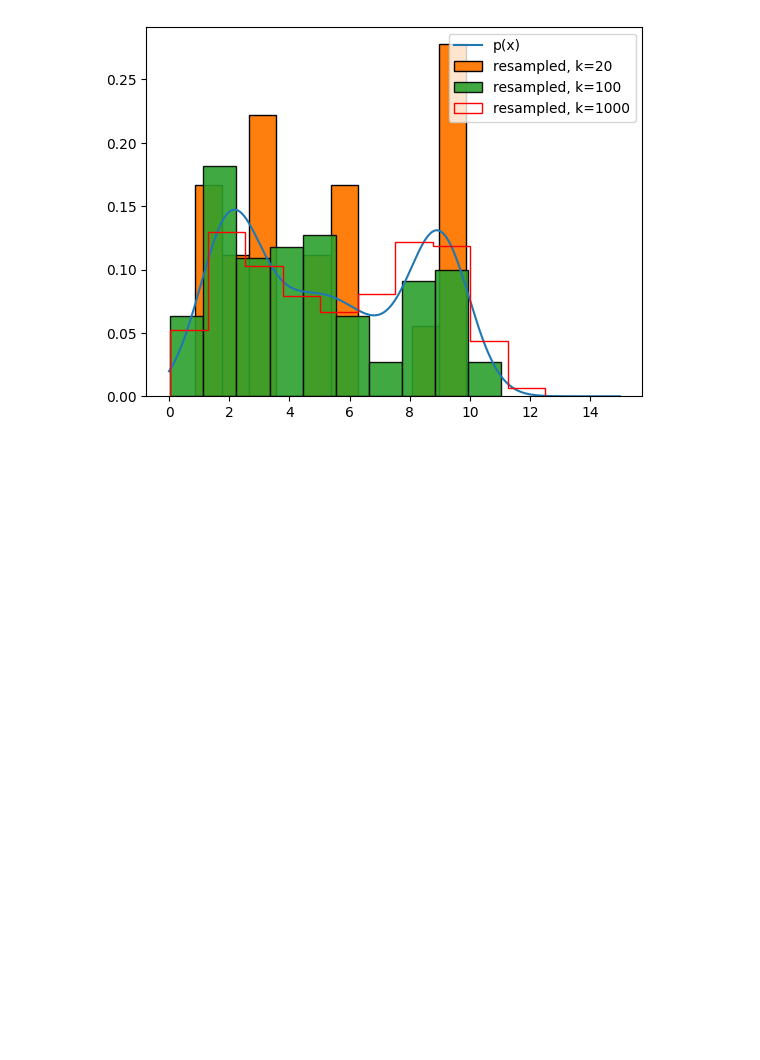
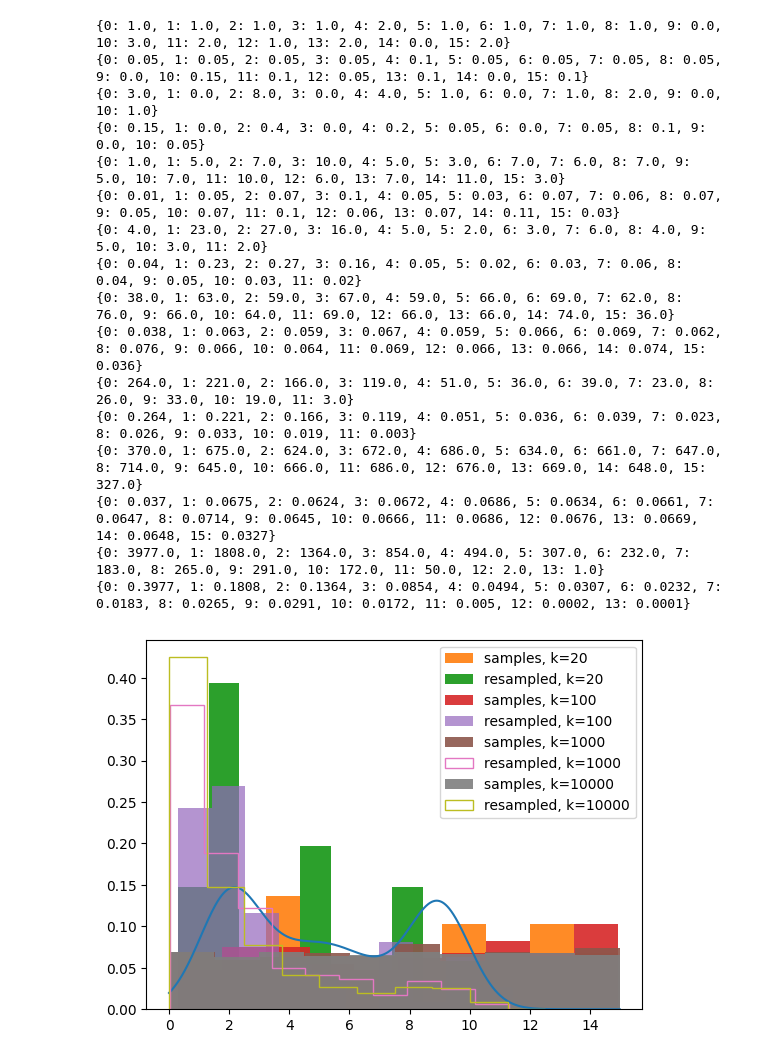
Before and after one commit to olekkr/REX, a Jupyter notebook: assignment2/ex3_uniform.ipynb, the cells around one changed output. Cells and saved outputs as stored; diff of their text form; code cells hidden in the pictures; blank space fills up the shorter version.

```diff
--- a/assignment2/ex3_uniform.ipynb
+++ b/assignment2/ex3_uniform.ipynb
@@ -31,19 +23,63 @@ def gen_uniform_samples(sample_range: tuple[int,int]=SAMPLE_RANGE, k=num_samples
+# %%
+def gen_uniform_samples(sample_max: int=SAMPLE_MAX, k=num_samples, seed=0):
+    rng = np.random.default_rng(seed)
+
+    return [rng.random()*sample_max for _ in range(k)]
 # %%
-def resample(samples, proposal_density, k=num_samples):
+def resample(samples, k=num_samples):
     target_density = np.array([p(i) for i in samples])  # np arrays allow division
-    weights = target_density / proposal_density
+    weights = target_density / samples
     normalized_weights = weights / np.sum(weights)
 
-    return [samples[resampled_idx] for resampled_idx in np.random.choice(np.arange(k), k, p=normalized_weights)]
+    return [samples[resampled_idx] for resampled_idx in np.random.choice(np.arange(k), k, replace=True, p=normalized_weights)]
+# %%
+
+def print_distr(samples, normalize: bool = False):
+    int_samples = [round(v) for v in samples]
+
+    distr_dict = {v:0. for v in range(min(int_samples),max(int_samples)+1)}
+    for sample in int_samples:
+        distr_dict.setdefault(sample, 0)
+        distr_dict[sample] += 1
+
+    print(distr_dict)
+    if normalize:
+        total = sum(distr_dict.values())
+        for key in distr_dict:
+            distr_dict[key] /= total
+        print(distr_dict)
+
+    return distr_dict
 # %%
 x = np.arange(0,15,0.01)
 y = [p(idx) for idx in x]
-plt.plot(x, y, label="p(x)")
-for alpha, histtype, edgecolor, k in zip((1, 0.9, 1), ("bar", "bar", "step"), ("black", "black", "red"),(20,100,1000)):
+plt.plot(x, y)
+
+for alpha, histtype, k in zip((1,0.7,1, 1), ("bar","bar","step", "step"),(20,100,1000, 10000)):
     samples = gen_uniform_samples(k=k, seed=int(datetime.now().timestamp()))
-    resampled_samples = resample(samples, 1/15, k=k)
-    plt.hist(resampled_samples, density=True, label=f"resampled, k={k}",alpha=alpha ,histtype=histtype,edgecolor=edgecolor)
+    plt.hist(samples, density=True, label=f"samples, k={k}",alpha=0.9)
+    resampled = resample(samples, k=k)
+    print_distr(samples, normalize=True)
+    rd = print_distr(resampled, normalize=True)
+    plt.hist(resampled, density=True, label=f"resampled, k={k}", histtype=histtype, alpha=alpha)
+
 plt.legend()
 plt.show()
 # %% [output]
+{0: 1.0, 1: 1.0, 2: 1.0, 3: 1.0, 4: 2.0, 5: 1.0, 6: 1.0, 7: 1.0, 8: 1.0, 9: 0.0, 10: 3.0, 11: 2.0, 12: 1.0, 13: 2.0, 14: 0.0, 15: 2.0}
+{0: 0.05, 1: 0.05, 2: 0.05, 3: 0.05, 4: 0.1, 5: 0.05, 6: 0.05, 7: 0.05, 8: 0.05, 9: 0.0, 10: 0.15, 11: 0.1, 12: 0.05, 13: 0.1, 14: 0.0, 15: 0.1}
+{0: 3.0, 1: 0.0, 2: 8.0, 3: 0.0, 4: 4.0, 5: 1.0, 6: 0.0, 7: 1.0, 8: 2.0, 9: 0.0, 10: 1.0}
+{0: 0.15, 1: 0.0, 2: 0.4, 3: 0.0, 4: 0.2, 5: 0.05, 6: 0.0, 7: 0.05, 8: 0.1, 9: 0.0, 10: 0.05}
+{0: 1.0, 1: 5.0, 2: 7.0, 3: 10.0, 4: 5.0, 5: 3.0, 6: 7.0, 7: 6.0, 8: 7.0, 9: 5.0, 10: 7.0, 11: 10.0, 12: 6.0, 13: 7.0, 14: 11.0, 15: 3.0}
+{0: 0.01, 1: 0.05, 2: 0.07, 3: 0.1, 4: 0.05, 5: 0.03, 6: 0.07, 7: 0.06, 8: 0.07, 9: 0.05, 10: 0.07, 11: 0.1, 12: 0.06, 13: 0.07, 14: 0.11, 15: 0.03}
+{0: 4.0, 1: 23.0, 2: 27.0, 3: 16.0, 4: 5.0, 5: 2.0, 6: 3.0, 7: 6.0, 8: 4.0, 9: 5.0, 10: 3.0, 11: 2.0}
+{0: 0.04, 1: 0.23, 2: 0.27, 3: 0.16, 4: 0.05, 5: 0.02, 6: 0.03, 7: 0.06, 8: 0.04, 9: 0.05, 10: 0.03, 11: 0.02}
+{0: 38.0, 1: 63.0, 2: 59.0, 3: 67.0, 4: 59.0, 5: 66.0, 6: 69.0, 7: 62.0, 8: 76.0, 9: 66.0, 10: 64.0, 11: 69.0, 12: 66.0, 13: 66.0, 14: 74.0, 15: 36.0}
+{0: 0.038, 1: 0.063, 2: 0.059, 3: 0.067, 4: 0.059, 5: 0.066, 6: 0.069, 7: 0.062, 8: 0.076, 9: 0.066, 10: 0.064, 11: 0.069, 12: 0.066, 13: 0.066, 14: 0.074, 15: 0.036}
+{0: 264.0, 1: 221.0, 2: 166.0, 3: 119.0, 4: 51.0, 5: 36.0, 6: 39.0, 7: 23.0, 8: 26.0, 9: 33.0, 10: 19.0, 11: 3.0}
+{0: 0.264, 1: 0.221, 2: 0.166, 3: 0.119, 4: 0.051, 5: 0.036, 6: 0.039, 7: 0.023, 8: 0.026, 9: 0.033, 10: 0.019, 11: 0.003}
+{0: 370.0, 1: 675.0, 2: 624.0, 3: 672.0, 4: 686.0, 5: 634.0, 6: 661.0, 7: 647.0, 8: 714.0, 9: 645.0, 10: 666.0, 11: 686.0, 12: 676.0, 13: 669.0, 14: 648.0, 15: 327.0}
+{0: 0.037, 1: 0.0675, 2: 0.0624, 3: 0.0672, 4: 0.0686, 5: 0.0634, 6: 0.0661, 7: 0.0647, 8: 0.0714, 9: 0.0645, 10: 0.0666, 11: 0.0686, 12: 0.0676, 13: 0.0669, 14: 0.0648, 15: 0.0327}
+{0: 3977.0, 1: 1808.0, 2: 1364.0, 3: 854.0, 4: 494.0, 5: 307.0, 6: 232.0, 7: 183.0, 8: 265.0, 9: 291.0, 10: 172.0, 11: 50.0, 12: 2.0, 13: 1.0}
+{0: 0.3977, 1: 0.1808, 2: 0.1364, 3: 0.0854, 4: 0.0494, 5: 0.0307, 6: 0.0232, 7: 0.0183, 8: 0.0265, 9: 0.0291, 10: 0.0172, 11: 0.005, 12: 0.0002, 13: 0.0001}
-[figure, old version]
+[figure, new version]
```
Also changed, not shown: parts of 1 cell of this notebook, 3 other files.
